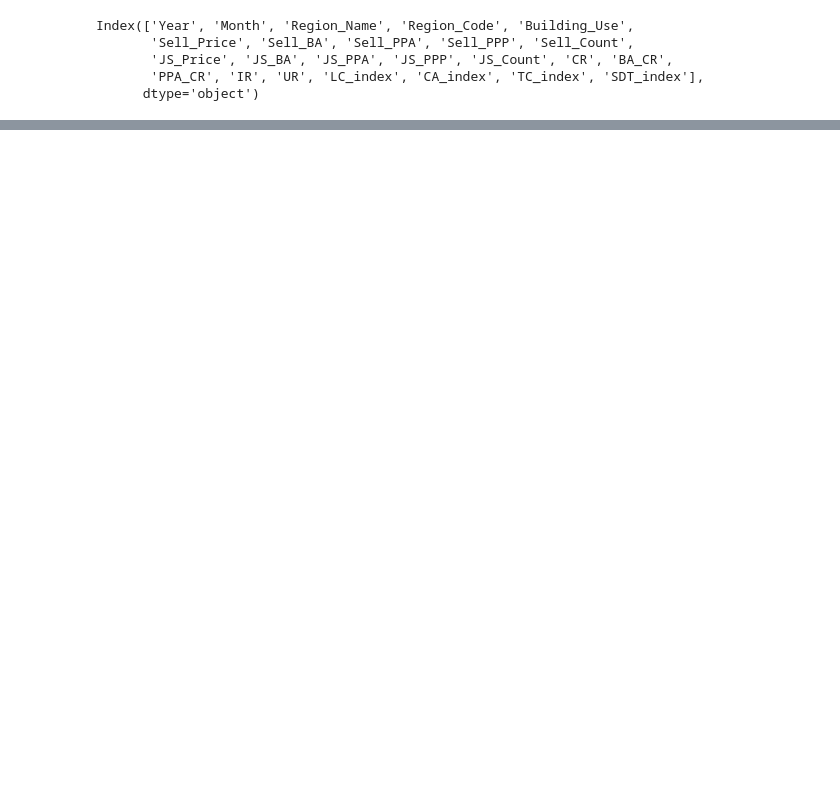
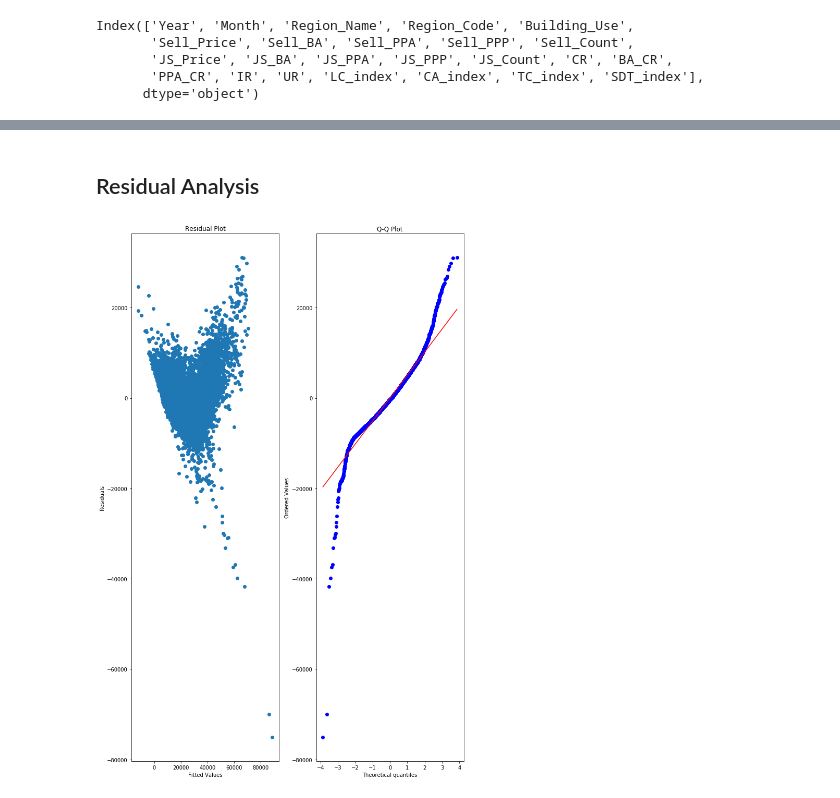
Before and after one commit to HSYhrae/team3_semi_project, a Jupyter notebook: Regression_analysis_scipy.ipynb, the cells around one changed output, grey strips where cells are left out. Saved outputs shown, nothing was run; the diff lists cells and outputs as text; code cells hidden in the pictures; blank space fills up the shorter version.

```diff
--- a/Regression_analysis_scipy.ipynb
+++ b/Regression_analysis_scipy.ipynb
@@ -78,0 +102,3 @@ strong multicollinearity or other numerical problems.
+# %%
+# VIF 값을 고려해 변수 선별
+selected_columns = vif_data.sort_values(by='VIF', ascending=False)['Variable'][4:].tolist()
@@ -78,0 +107,11 @@ strong multicollinearity or other numerical problems.
+# %%
+from sklearn.preprocessing import StandardScaler
+
+# 회귀분석에 사용할 변수들을 선택
+X = df[selected_columns]
+
+# 표준화를 위한 StandardScaler 객체 생성
+scaler = StandardScaler()
+
+# 데이터 표준화
+X_scaled = scaler.fit_transform(X)
@@ -78,0 +120,10 @@ strong multicollinearity or other numerical problems.
+# %%
+# 독립 변수와 종속 변수 선택
+X_scaled = sm.add_constant(X_scaled)  # 상수항 추가
+y = df['JS_Price']
+
+# 회귀 모델 생성
+model = sm.OLS(y, X_scaled).fit()
+
+# 결과 요약
+print(model.summary())
@@ -78,0 +148,23 @@ strong multicollinearity or other numerical problems.
+# %% [markdown]
+## Residual Analysis
+# %%
+# 잔차 추출
+residuals = model.resid
+
+# 잔차 분석을 위한 그래프
+fig, axes = plt.subplots(nrows = 1, ncols = 2, figsize=(10, 15))
+
+# 잔차 플롯 (Residual Plot)
+axes[0].scatter(model.fittedvalues, residuals)
+axes[0].set_xlabel('Fitted Values')
+axes[0].set_ylabel('Residuals')
+axes[0].set_title('Residual Plot')
+
+# Q-Q 플롯 (Quantile-Quantile Plot)
+stats.probplot(residuals, dist="norm", plot=axes[1])
+axes[1].set_title('Q-Q Plot')
+
+plt.tight_layout()
+plt.show()
+# %% [output]
+[figure, added]
```
Also changed, not shown: parts of 13 cells of this notebook, 1 other file.
